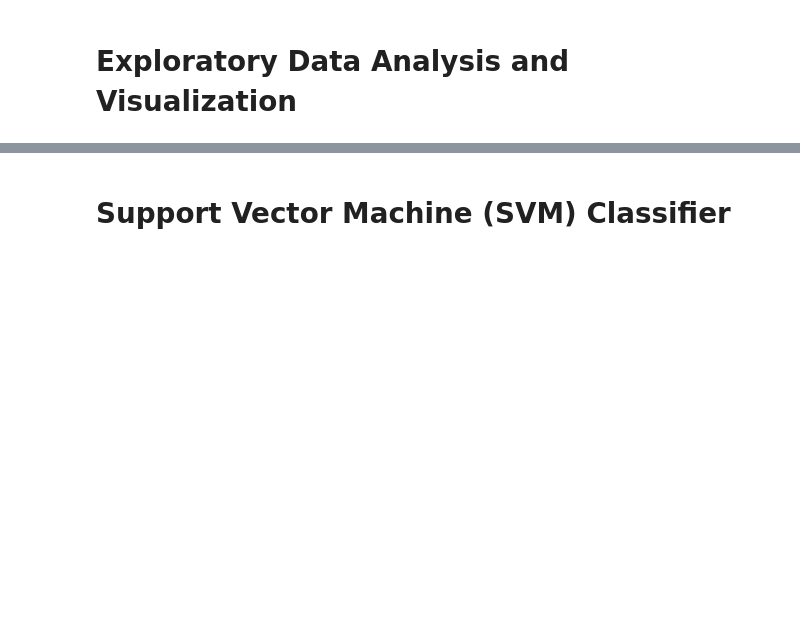
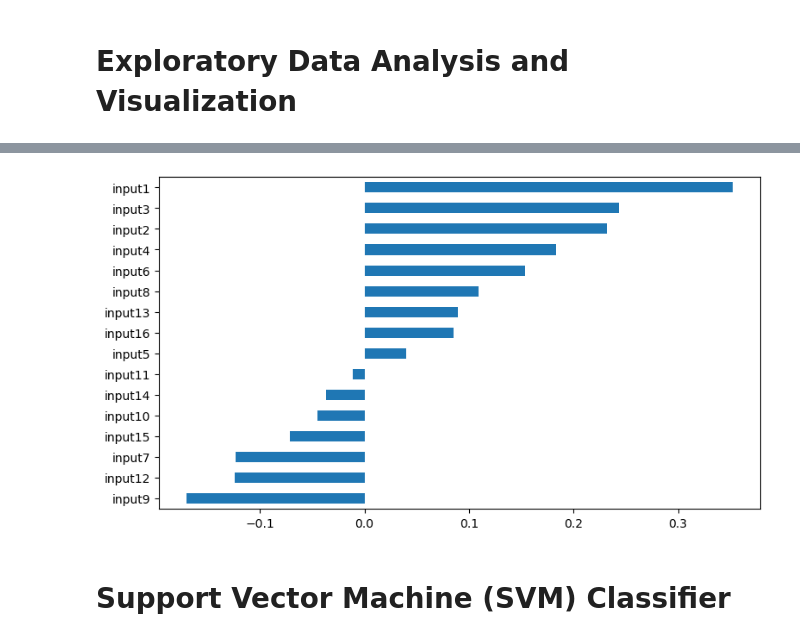
Before and after one commit to TKasanova/Machine_Learning_PROJECTS, a Jupyter notebook: Decision Tree (DT), Support Vector Machines (SVM) ve Random Forest (RF)/Capstone Project-5 Student (Hand_Written_Digits).ipynb, the cells around one changed output, grey strips where cells are left out. Saved outputs shown, nothing was run; the diff lists cells and outputs as text; code cells hidden in the pictures; blank space fills up the shorter version.

```diff
--- a/Decision Tree (DT), Support Vector Machines (SVM) ve Random Forest (RF)/Capstone Project-5 Student (Hand_Written_Digits).ipynb
+++ b/Decision Tree (DT), Support Vector Machines (SVM) ve Random Forest (RF)/Capstone Project-5 Student (Hand_Written_Digits).ipynb
@@ -11,0 +248,4 @@ Data reference link : https://datahub.io/machine-learning/pendigits#readme
+# %%
+df.corr()["class"].drop("class").sort_values().plot.barh();
+# %% [output]
+[figure, added]
```
Also changed, not shown: parts of 32 cells of this notebook.
